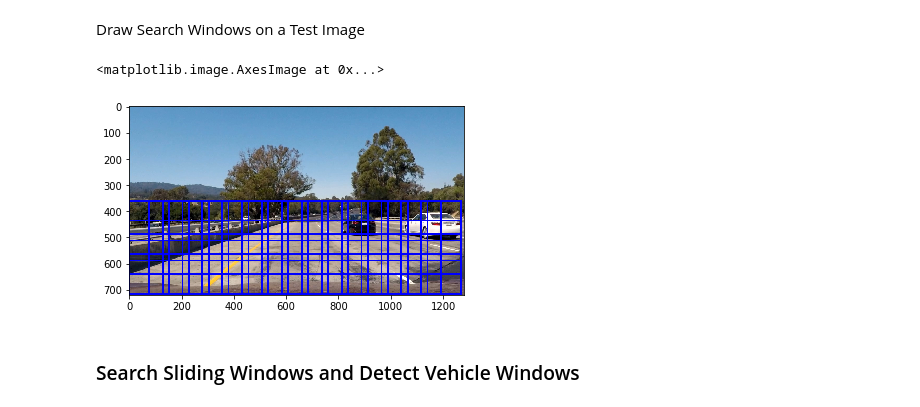
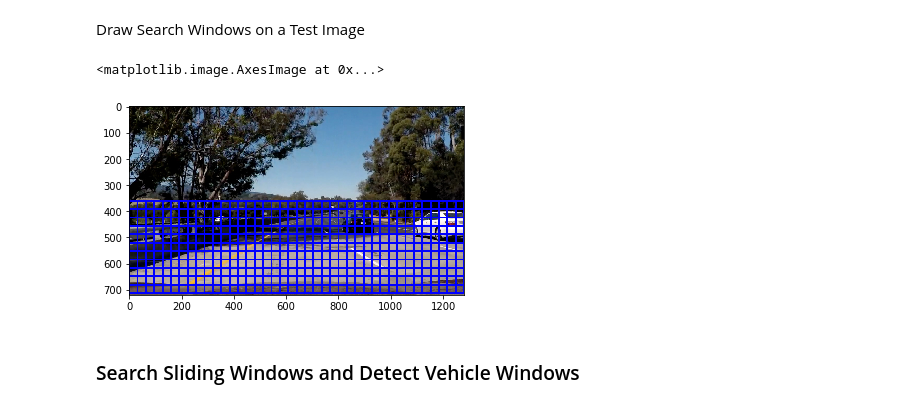
Before and after one commit to vinny-palumbo/AutonomousCars-VehicleDetection, a Jupyter notebook: pipeline.ipynb, the cells around one changed output. Drawn from its saved outputs; the diff is of its cells as text; code cells hidden in the pictures.

```diff
--- a/pipeline.ipynb
+++ b/pipeline.ipynb
@@ -33,7 +33,7 @@ print(test_images_names)
 I'll test each step of my pipeline on the following test image
 # %%
 #reading in a test image
-test_image = mpimg.imread('test_images/test1.jpg')
+test_image = mpimg.imread('test_images/test4.jpg')
 
 # printing out some stats and plotting
 print('This image is:', type(test_image), 'with dimesions:', test_image.shape)
@@ -435,22 +526,22 @@ Draw Search Windows on a Test Image
 # %%
 # Test image shape
 test_image_height = test_image.shape[0]
 test_image_width = test_image.shape[1]
 
 # Parameters for slide_window() function
 test_x_start_stop=[0, test_image_width]
 test_y_start_stop=[int(test_image_height/2), test_image_height]
-test_xy_window=(128, 128)
-test_xy_overlap=(0.4, 0.4)
+test_xy_window=(64, 64)
+test_xy_overlap=(0.5, 0.5)
 
 test_windows = slide_window(test_image, test_x_start_stop, test_y_start_stop,
                     test_xy_window, test_xy_overlap)
 
 window_img = draw_boxes(test_image, test_windows, color=(0, 0, 255), thick=6)
 plt.imshow(window_img)
 # %% [output]
 <matplotlib.image.AxesImage at 0x...>
-[figure, old version]
+[figure, new version]
 # %% [markdown]
 ### Search Sliding Windows and Detect Vehicle Windows
 # %%
```
Also changed, not shown: parts of 35 cells of this notebook.
